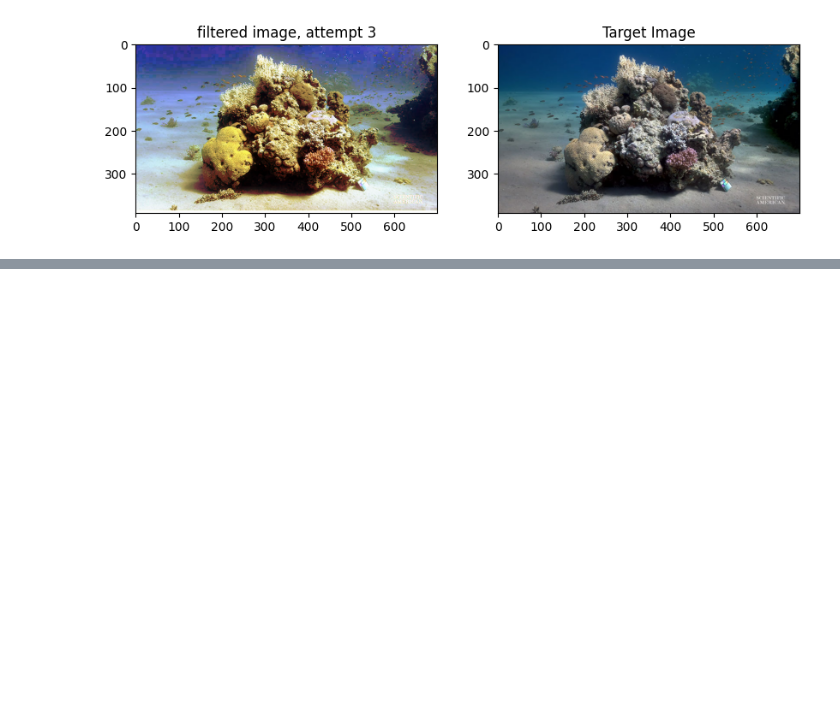
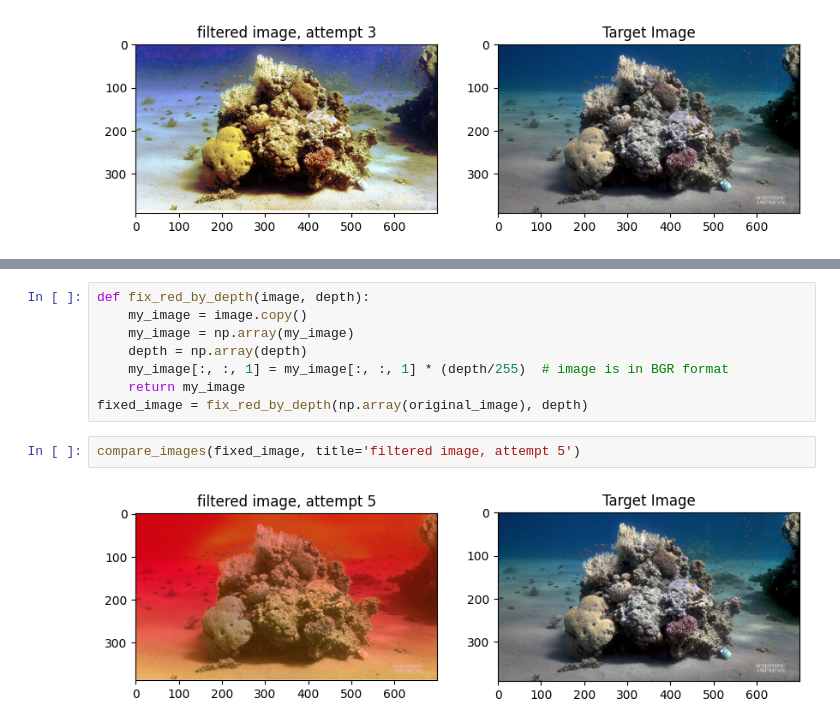
Before and after one commit to nadavo11/divepass_image_processing, a Jupyter notebook: divepass research.ipynb, the cells around one changed output, grey strips where cells are left out. Saved outputs shown, nothing was run; the diff lists cells and outputs as text; blank space fills up the shorter version.

```diff
--- a/divepass research.ipynb
+++ b/divepass research.ipynb
@@ -131,0 +215,12 @@ compare_images(fixed_image, title='filtered image, attempt 3')
+# %%
+def fix_red_by_depth(image, depth):
+    my_image = image.copy()
+    my_image = np.array(my_image)
+    depth = np.array(depth)
+    my_image[:, :, 1] = my_image[:, :, 1] * (depth/255)  # image is in BGR format
+    return my_image
+fixed_image = fix_red_by_depth(np.array(original_image), depth)
+# %%
+compare_images(fixed_image, title='filtered image, attempt 5')
+# %% [output]
+[figure, added]
```
Also changed, not shown: parts of 8 cells of this notebook.
